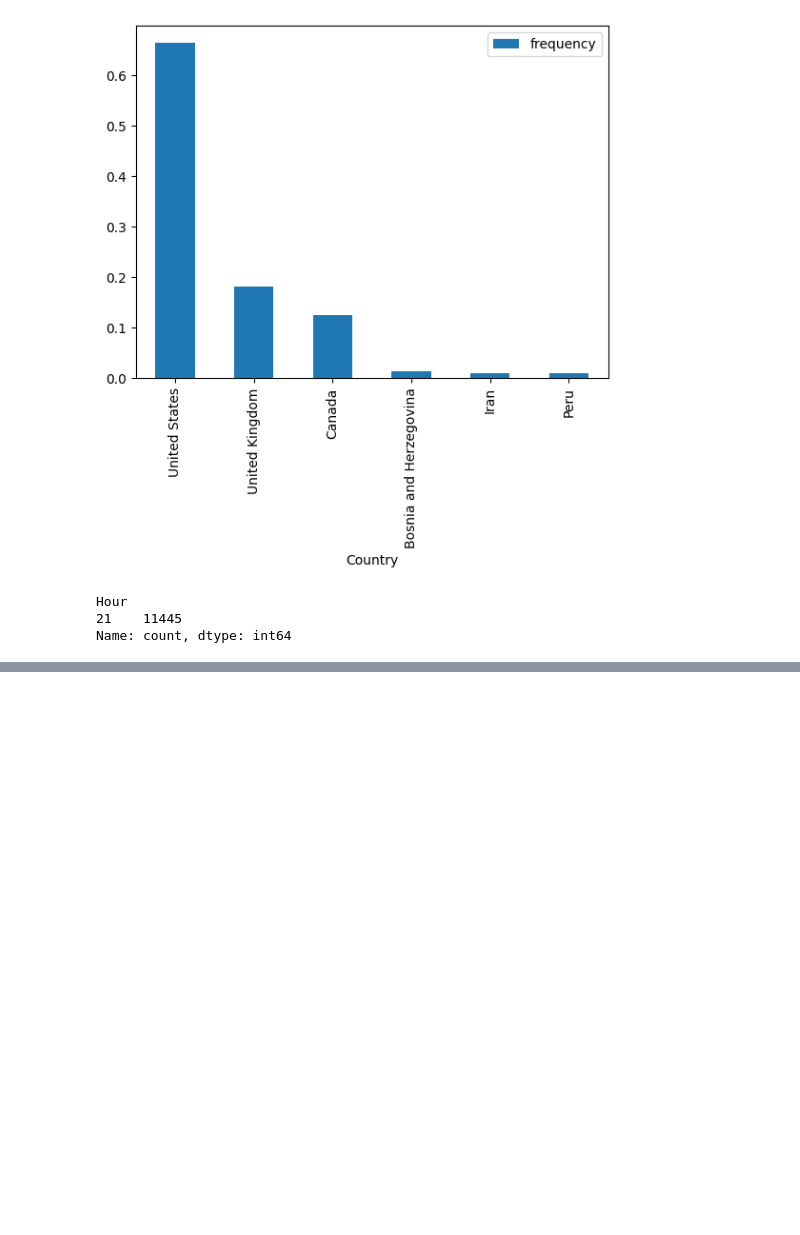
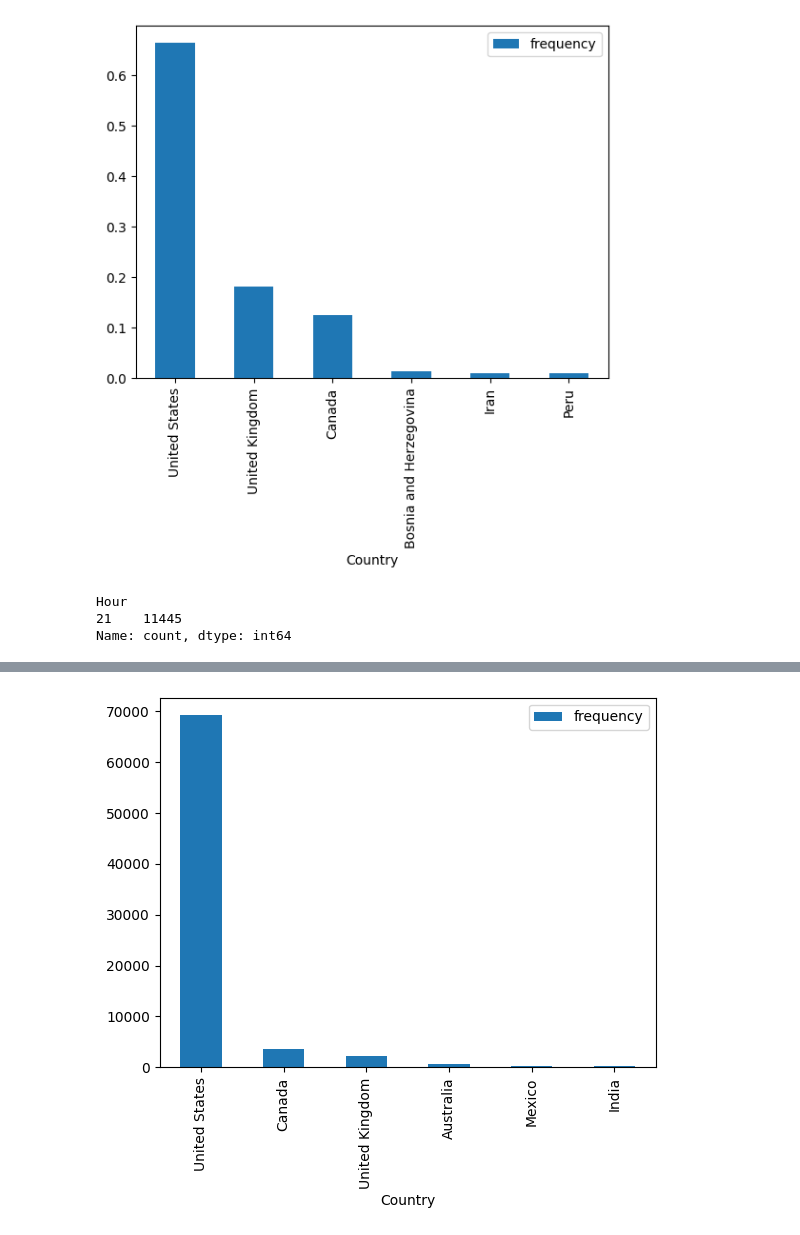
Before and after one commit to awchacon/first_project, a Jupyter notebook: first_project.ipynb, the cells around one changed output, grey strips where cells are left out. Cells and saved outputs as stored; diff of their text form; code cells hidden in the pictures; blank space fills up the shorter version.

```diff
--- a/first_project.ipynb
+++ b/first_project.ipynb
@@ -254,0 +337,11 @@ ufo_df_new.groupby(["Hour","Country"]).head(6)
+# %%
+#NAVES VISTAS EN EL SEGUNDO PAIS CON MAS AVISTAMIENTOS
+
+Maquinas_ufo = ufo_df_new.groupby("Country").agg(frequency=("UFO_shape", "count"))
+Ma = Maquinas_ufo.sort_values(by="frequency",ascending=False).head(6)
+
+Ma.plot.bar()
+
+plt.show()
+# %% [output]
+[figure, added]
```
Also changed, not shown: parts of 13 cells of this notebook.
